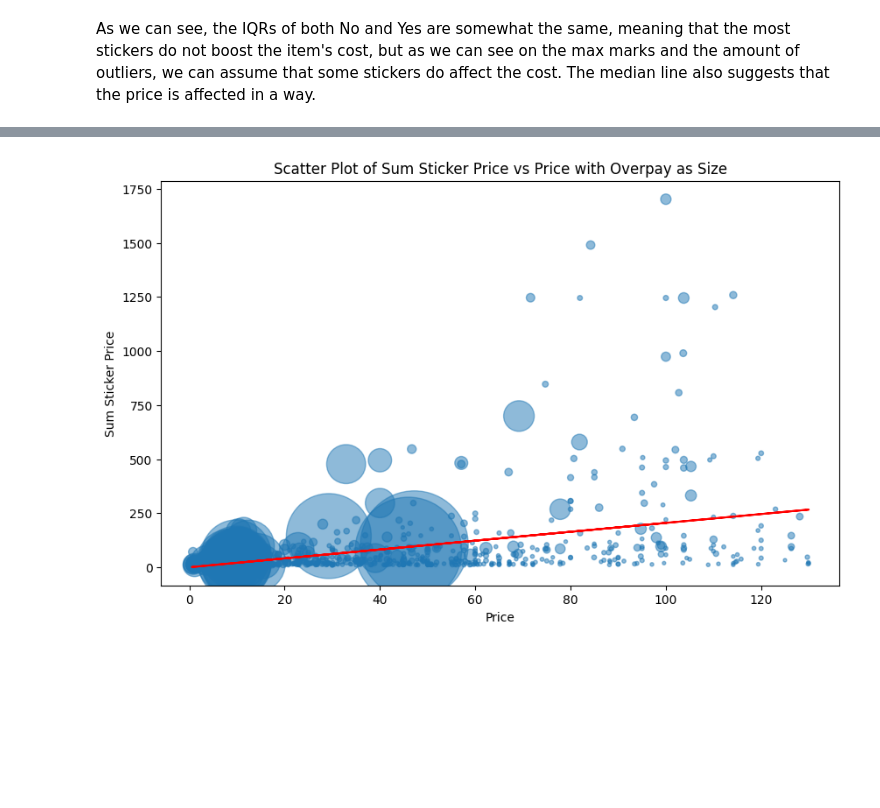
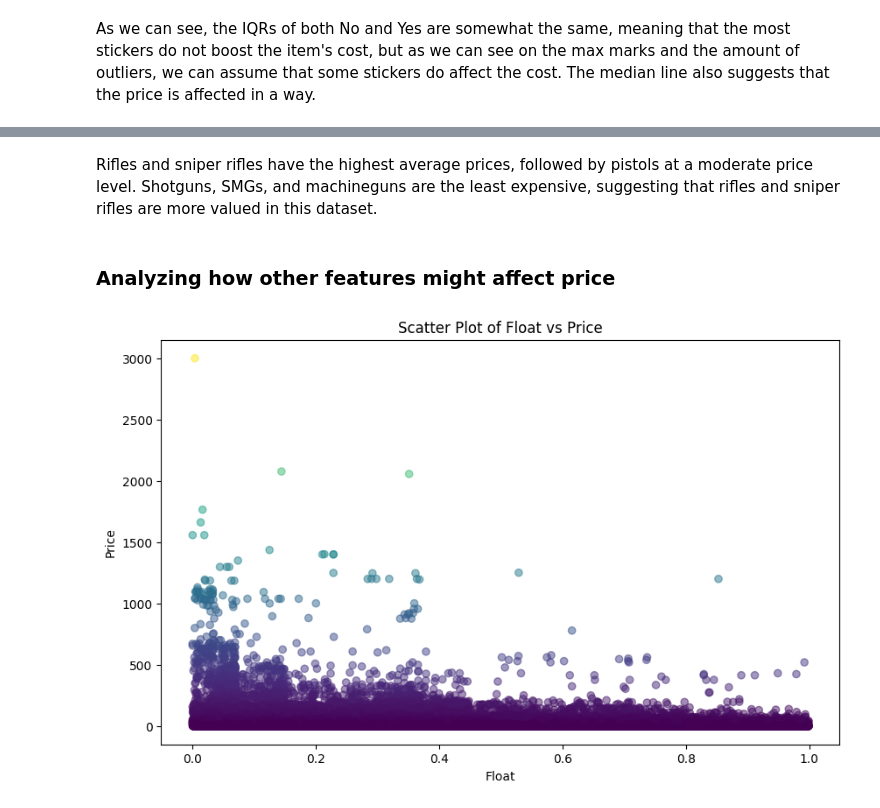
Before and after one commit to marchanyanehu/ml_skins, a Jupyter notebook: ml/main.ipynb, the cells around one changed output, grey strips where cells are left out. Drawn from its saved outputs; the diff is of its cells as text; code cells hidden in the pictures; blank space fills up the shorter version.

```diff
--- a/ml/main.ipynb
+++ b/ml/main.ipynb
@@ -575,0 +578,6 @@ Name: count, dtype: int64
+# %%
+df_items = df_items[df_items['phase'].isna()]
+
+df_items = df_items.drop(columns=['phase'])
+
+df_items.head()
@@ -576,3 +593,5 @@ Name: count, dtype: int64
+# %%
+df_items = df_items.drop(columns=['paintseed', 'paintindex'])
 # %% [markdown]
 Awesome! Now we have a clean dataset with only the necessary columns. Let's move on to the next step: data analysis and visualization. We will create some plots to explore the relationships between different variables in the dataset.
 # %% [markdown]
@@ -612,0 +613,3 @@ Here are boxplots for the 12 most popular items to examine price dependency on s
+# %%
+df_items_no_out = df_items[(df_items['sum_sticker_price'] + df_items['avg_price']*1.5) >= (df_items['price'])]
+df_items_no_out
@@ -862,20 +751,16 @@ df_drop_empty_avg_sticker_price
+# %% [markdown]
+Rifles and sniper rifles have the highest average prices, followed by pistols at a moderate price level. Shotguns, SMGs, and machineguns are the least expensive, suggesting that rifles and sniper rifles are more valued in this dataset.
+# %% [markdown]
+### Analyzing how other features might affect price
 # %%
-import numpy as np
+df_with_overpay = df_items_no_out.copy()
+df_with_overpay['overpay'] = df_with_overpay['price'] / df_with_overpay['avg_price']
 
 plt.figure(figsize=(10, 6))
-plt.scatter(df_drop_empty_avg_sticker_price['price'],
-            df_drop_empty_avg_sticker_price['sum_sticker_price'],
-            s=df_drop_empty_avg_sticker_price['overpay']*10,
-            alpha=0.5)
-
-x = df_drop_empty_avg_sticker_price['price']
-y = df_drop_empty_avg_sticker_price['sum_sticker_price']
-m, b = np.polyfit(x, y, 1)
-
-plt.plot(x, m*x + b, color='red')
-plt.xlabel('Price')
-plt.ylabel('Sum Sticker Price')
-plt.title('Scatter Plot of Sum Sticker Price vs Price with Overpay as Size')
+plt.scatter(df_with_overpay['float'], df_with_overpay['price'], c=df_with_overpay['price'], cmap='viridis', alpha=0.5)
+plt.xlabel('Float')
+plt.ylabel('Price')
+plt.title('Scatter Plot of Float vs Price')
 plt.show()
 # %% [output]
-[figure, old version]
+[figure, new version]
```
Also changed, not shown: parts of 51 cells of this notebook, 16 other files.
